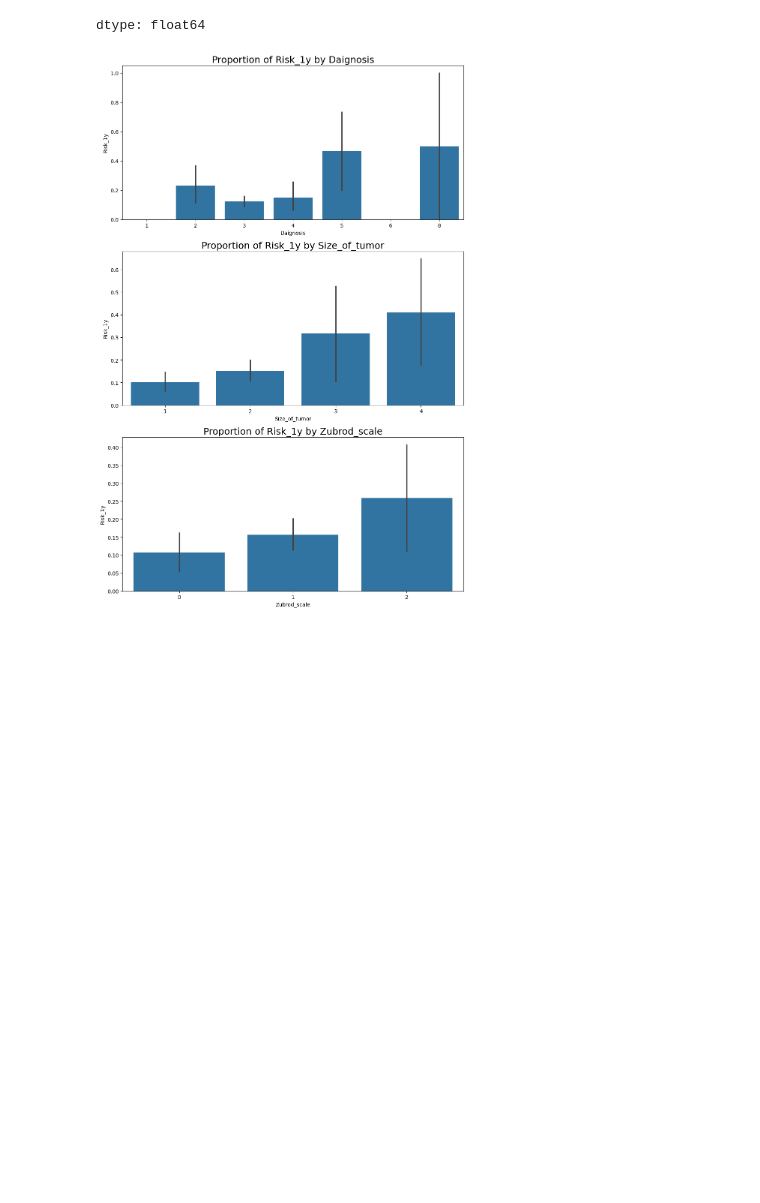
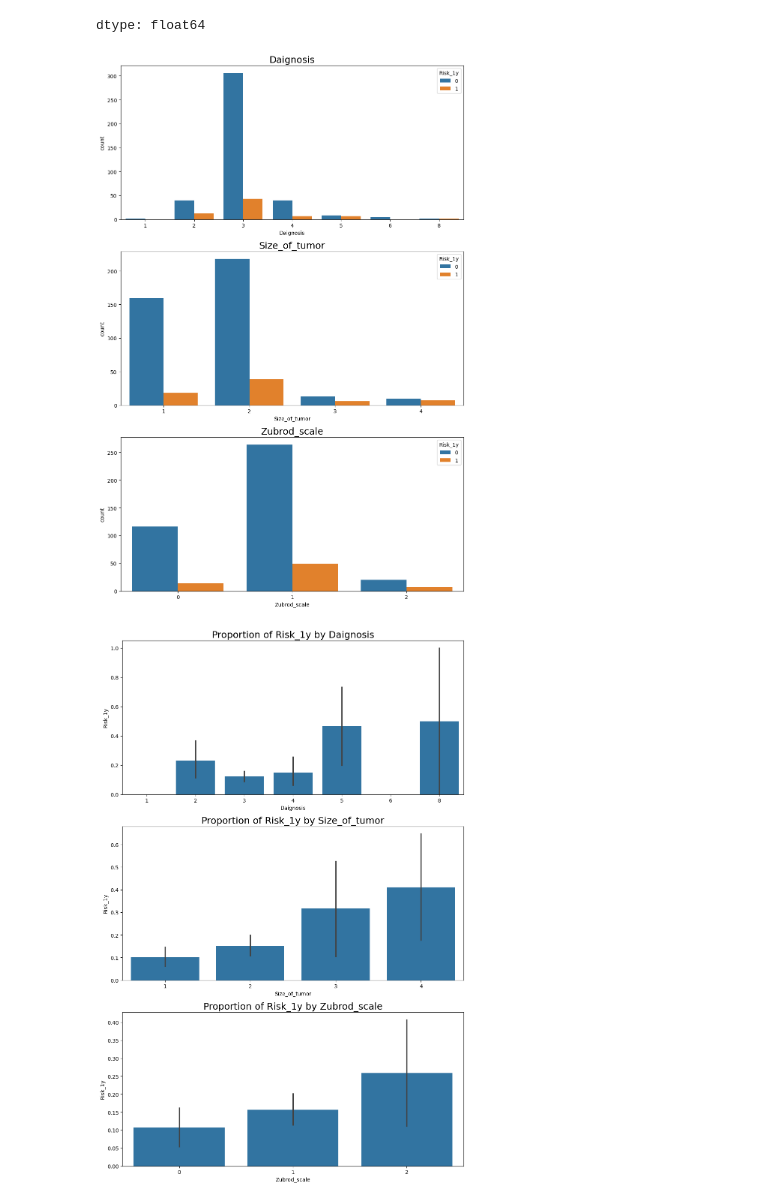
Before and after one commit to HarshitGoel5/Healthcare_Analytics, a Jupyter notebook: Report_Healthcare_Analyutics.ipynb, the cells around one changed output. Cells and saved outputs as stored; diff of their text form; code cells hidden in the pictures; blank space fills up the shorter version.

```diff
--- a/Report_Healthcare_Analyutics.ipynb
+++ b/Report_Healthcare_Analyutics.ipynb
@@ -88,6 +96,15 @@ df['Cough'].value_counts(normalize=True)
 | 1 | 0.687234 |
 | 0 | 0.312766 |
 dtype: float64
+# %%
+fig, axes = plt.subplots(3,1,figsize=(10,15))
+sns.countplot(x='Daignosis', hue='Risk_1y', data=df,ax=axes[0]).set_title('Daignosis', fontsize=18)
+sns.countplot(x='Size_of_tumor', hue='Risk_1y', data=df, ax=axes[1]).set_title('Size_of_tumor', fontsize=18)
+sns.countplot(x='Zubrod_scale', hue='Risk_1y', data=df, ax=axes[2]).set_title('Zubrod_scale', fontsize=18)
+
+plt.tight_layout()
+# %% [output]
+[figure, added]
 # %%
 fig, axes = plt.subplots(3,1,figsize=(10,15))
 sns.barplot(x='Daignosis', y='Risk_1y', data=df,ax=axes[0]).set_title('Proportion of Risk_1y by Daignosis', fontsize=18)
```
Also changed, not shown: parts of 1 cell of this notebook.
